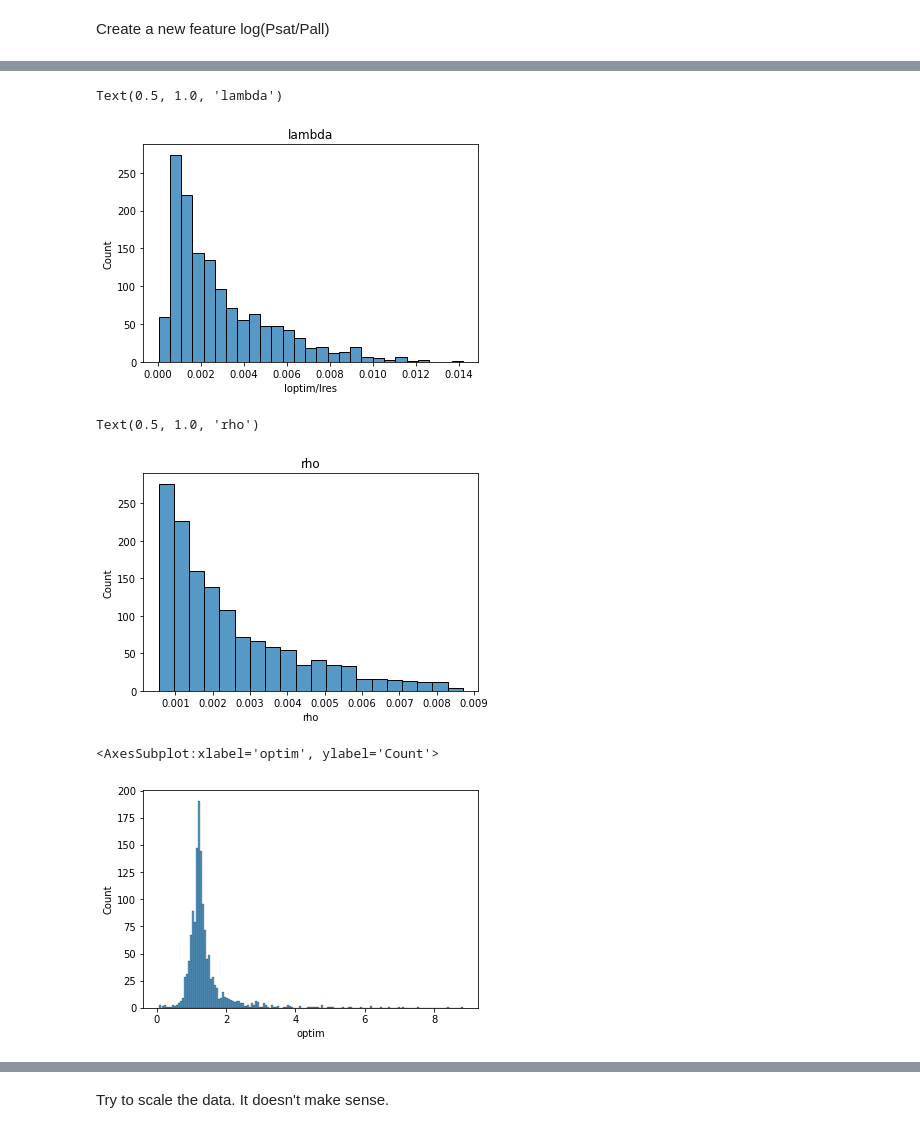
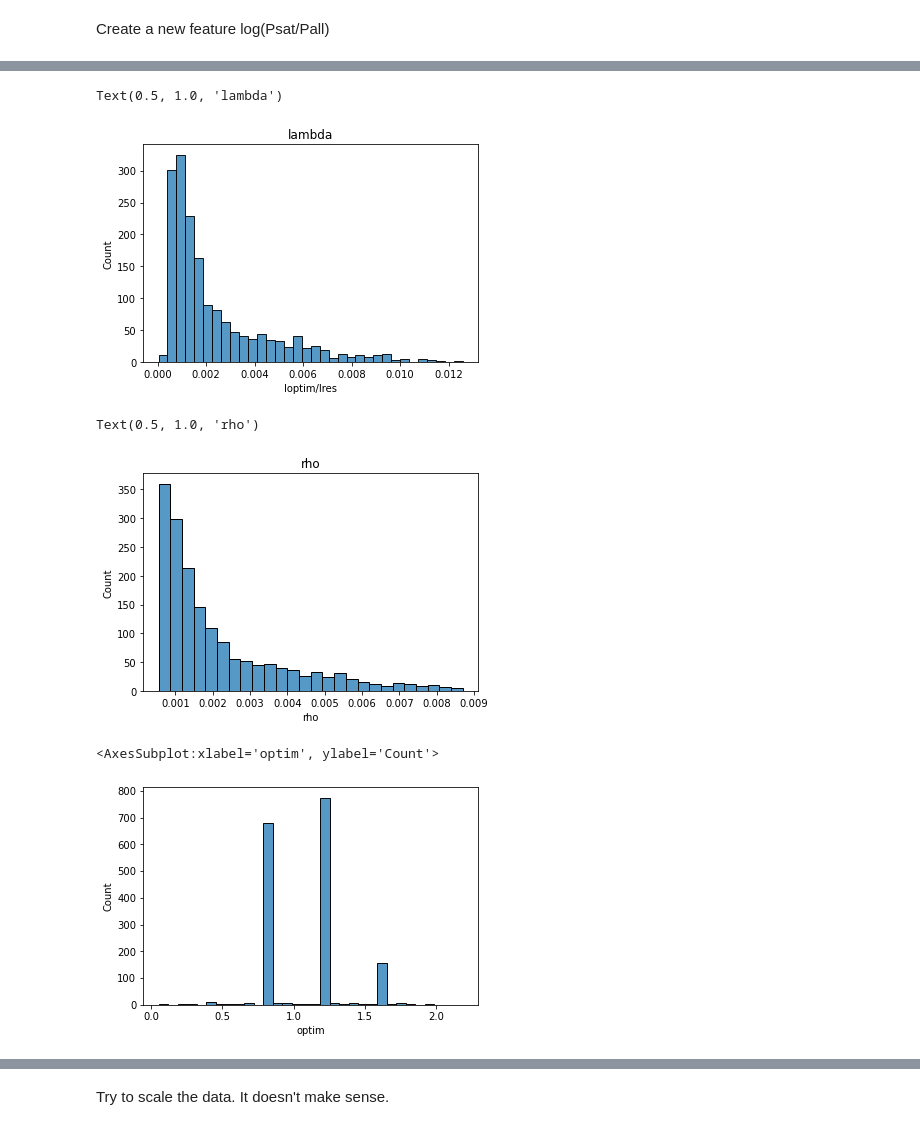
Before and after one commit to alexkalitenko125/NNfel, a Jupyter notebook: Курсовая_работа.ipynb, the cells around one changed output, grey strips where cells are left out. Saved outputs shown, nothing was run; the diff lists cells and outputs as text; code cells hidden in the pictures.

```diff
--- a/Курсовая_работа.ipynb
+++ b/Курсовая_работа.ipynb
@@ -43,3 +65,5 @@ Create a new feature log(Psat/Pall)
 df['log'] = np.log(df[['Psat/Pall']])
 df['log0'] = np.log(df['P0']/df['I']/df['gamma']/511000)
 df['optim'] = df['loptim/lres']/df['Psat/Pall']
+df['gamma'] = np.log(df['gamma'])
+df = df[df['optim']<=2]
@@ -72,16 +117,16 @@ sns.histplot(df, x='loptim/lres')
 plt.title("lambda")
 # %% [output]
 Text(0.5, 1.0, 'lambda')
-[figure, old version]
+[figure, new version]
 # %%
 sns.histplot(df, x='rho')
 plt.title("rho")
 # %% [output]
 Text(0.5, 1.0, 'rho')
-[figure, old version]
+[figure, new version]
 # %%
-df['optim'] = df['loptim/lres']/df['Psat/Pall']
+df['optim'] = df['loptim/lres']/df['rho']
 sns.histplot(df, x='optim')
 # %% [output]
 <AxesSubplot:xlabel='optim', ylabel='Count'>
-[figure, old version]
+[figure, new version]
```
Also changed, not shown: parts of 33 cells of this notebook.
